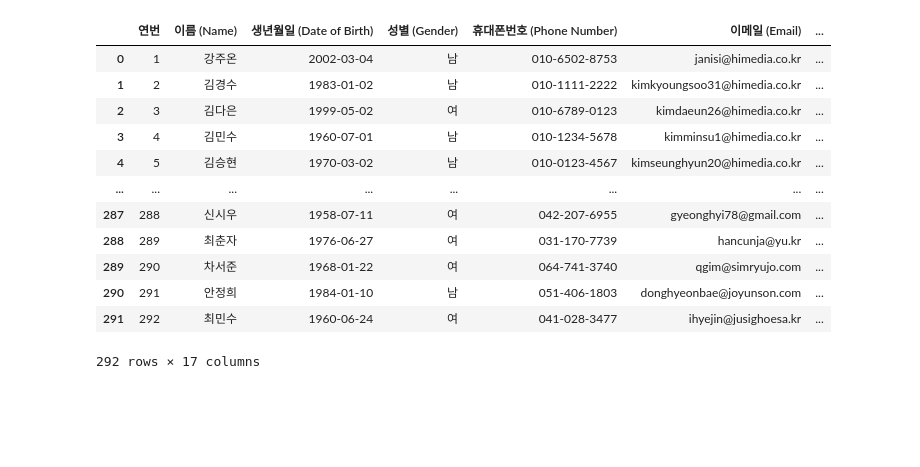
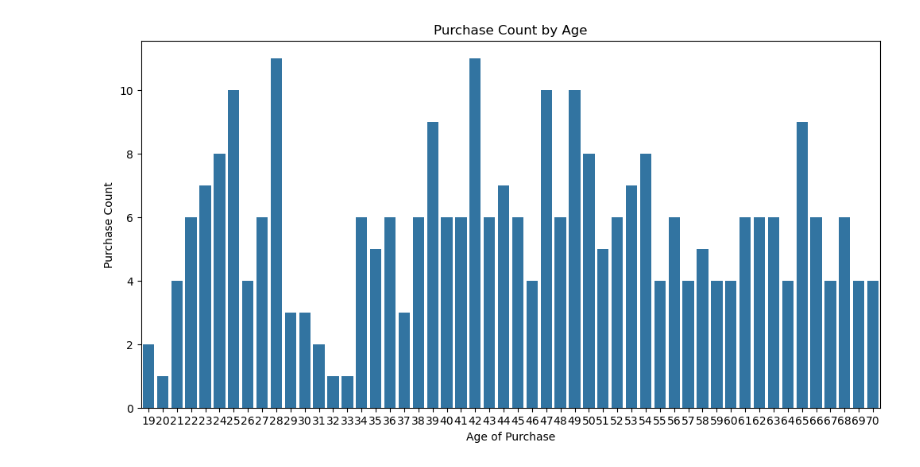
Before and after one commit to codekookiz/mini-project-1, a Jupyter notebook: analysis.ipynb, the cells around one changed output. Drawn from its saved outputs; the diff is of its cells as text; code cells hidden in the pictures; blank space fills up the shorter version.

```diff
--- a/analysis.ipynb
+++ b/analysis.ipynb
@@ -129,4 +202 @@ df[df["아이디 (User ID)"].isin(df["아이디 (User ID)"].value_counts()[df["
-# %%
-# "차량 구분" 데이터에서 불필요한 공백 제거
-df["차량구분(vehicle types)"] = df["차량구분(vehicle types)"].str.replace(" 중", "중")
 # %%
@@ -135,16 +204,12 @@ df.to_csv("data/고객db_전처리_1.csv", index=False)
-# %%
-df
-# %% [output]
-|  | 연번 | 이름 (Name) | 생년월일 (Date of Birth) | 성별 (Gender) | 휴대폰번호 (Phone Number) | 이메일 (Email) | ... |
-| 0 | 1 | 강주온 | 2002-03-04 | 남 | 010-6502-8753 | janisi@himedia.co.kr | ... |
-| 1 | 2 | 김경수 | 1983-01-02 | 남 | 010-1111-2222 | kimkyoungsoo31@himedia.co.kr | ... |
-| 2 | 3 | 김다은 | 1999-05-02 | 여 | 010-6789-0123 | kimdaeun26@himedia.co.kr | ... |
-| 3 | 4 | 김민수 | 1960-07-01 | 남 | 010-1234-5678 | kimminsu1@himedia.co.kr | ... |
-| 4 | 5 | 김승현 | 1970-03-02 | 남 | 010-0123-4567 | kimseunghyun20@himedia.co.kr | ... |
-| ... | ... | ... | ... | ... | ... | ... | ... |
-| 287 | 288 | 신시우 | 1958-07-11 | 여 | 042-207-6955 | gyeonghyi78@gmail.com | ... |
-| 288 | 289 | 최춘자 | 1976-06-27 | 여 | 031-170-7739 | hancunja@yu.kr | ... |
-| 289 | 290 | 차서준 | 1968-01-22 | 여 | 064-741-3740 | qgim@simryujo.com | ... |
-| 290 | 291 | 안정희 | 1984-01-10 | 남 | 051-406-1803 | donghyeonbae@joyunson.com | ... |
-| 291 | 292 | 최민수 | 1960-06-24 | 여 | 041-028-3477 | ihyejin@jusighoesa.kr | ... |
-292 rows × 17 columns
+# %%
+# 구매 당시 나이별 구매 횟수를 시각화하기
+# 바 플롯으로
+# 20대 초반에 구매 횟수가 가장 많음
+plt.figure(figsize=(12, 6))
+sb.countplot(data=df, x="구매 당시 나이")
+plt.xlabel("Age of Purchase")
+plt.ylabel("Purchase Count")
+plt.title("Purchase Count by Age")
+plt.show()
+# %% [output]
+[figure, added]
```
Also changed, not shown: parts of 29 cells of this notebook, 2 other files.
